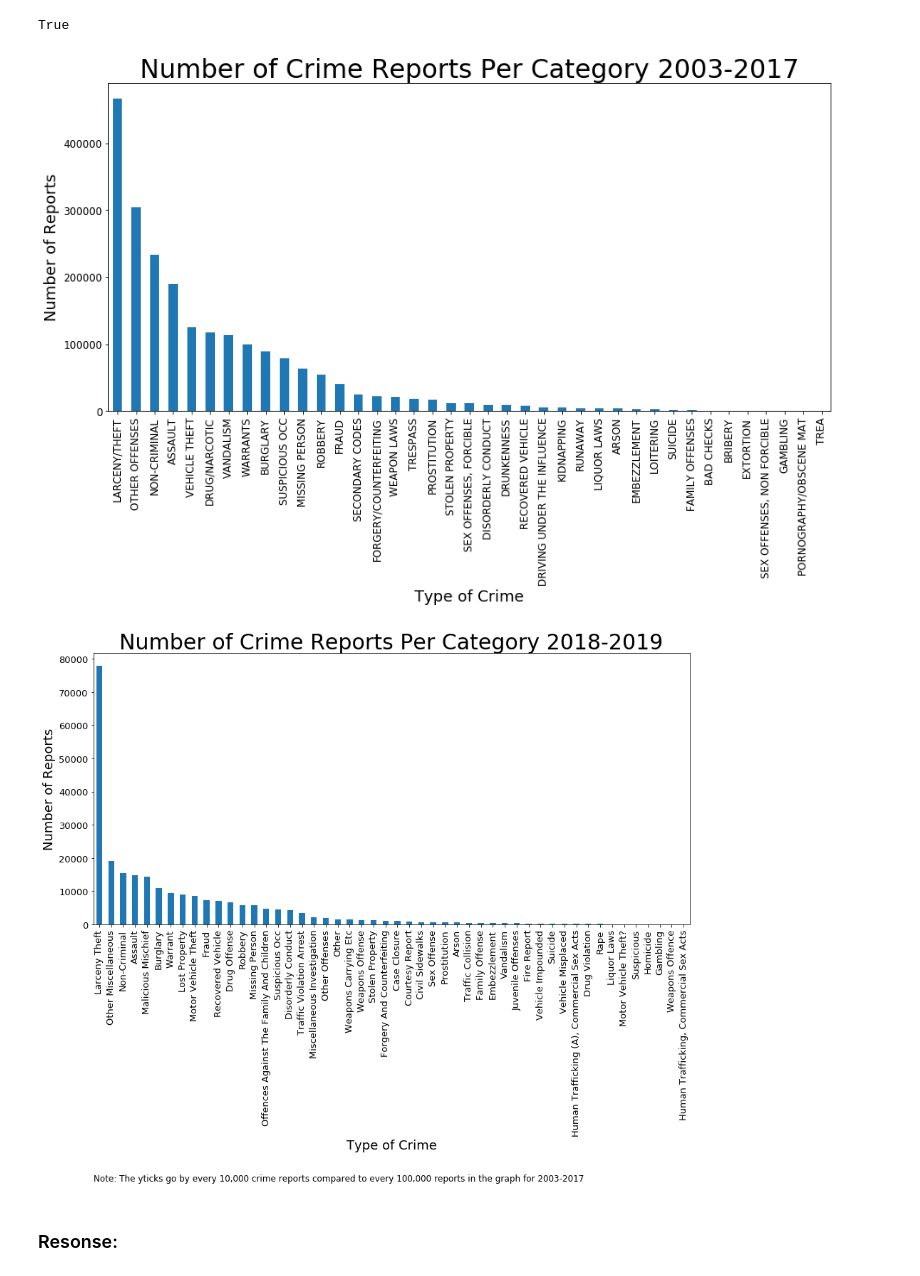
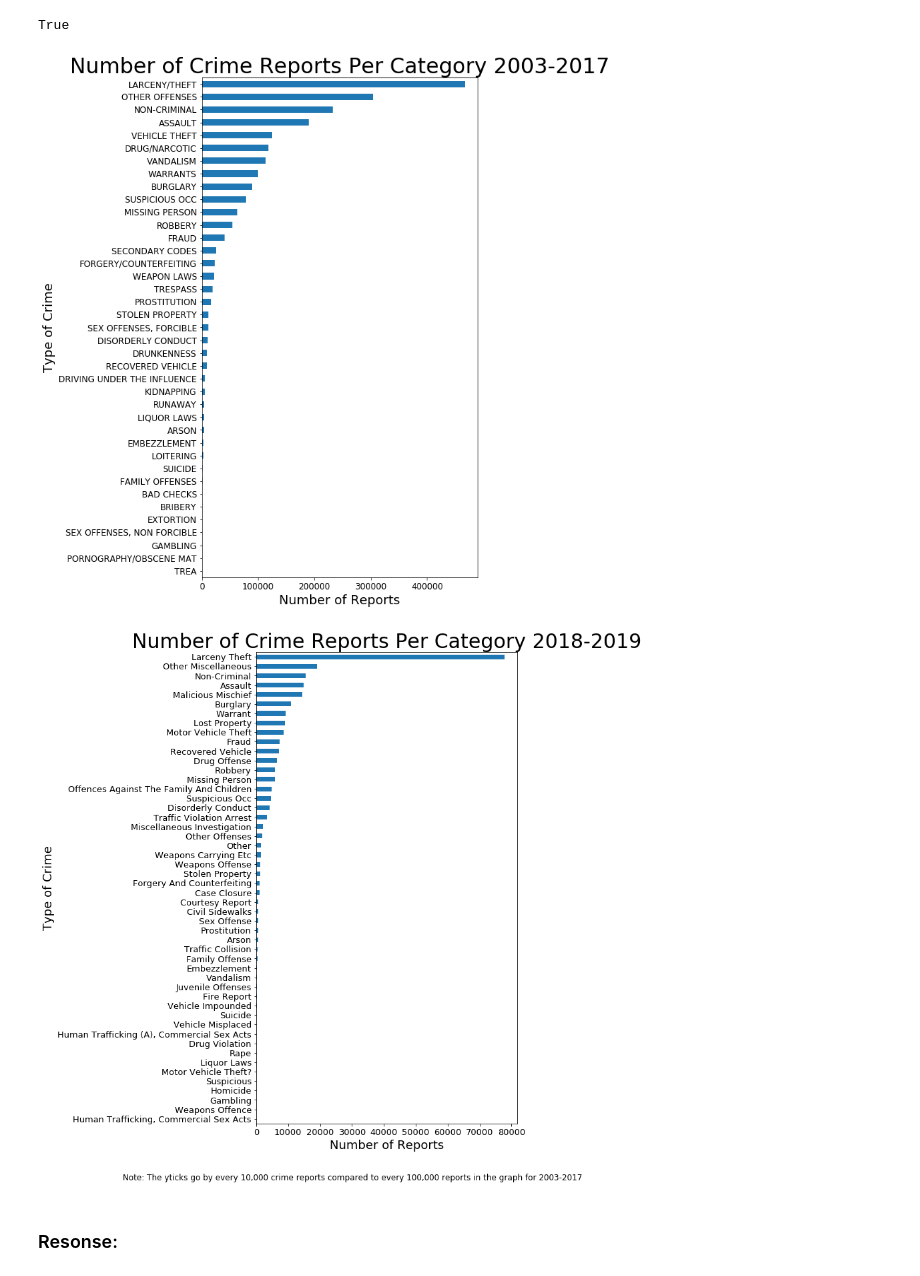
Before and after one commit to gyamane/Springboard, a Jupyter notebook: capstone_project_1/data_storytelling.ipynb, the cells around one changed output. Drawn from its saved outputs; the diff is of its cells as text; code cells hidden in the pictures.

Commit message:
Finished day and month visualizations

```diff
--- a/capstone_project_1/data_storytelling.ipynb
+++ b/capstone_project_1/data_storytelling.ipynb
@@ -13,10 +13,10 @@ from matplotlib import cm
 # %%
 # Grab dataframe containing police reports
 # Create df on Macbook
-df = pd.read_csv("/Users/garrettyamane/Desktop/Springboard/capstone_project_1_data/merged.csv")
+# df = pd.read_csv("/Users/garrettyamane/Desktop/Springboard/capstone_project_1_data/merged.csv")
 
 # Create df on PC
-# df = pd.read_csv("/Users/Garrett/Desktop/Springboard/capstone_project_1_data/merged.csv")
+df = pd.read_csv("/Users/Garrett/Desktop/Springboard/capstone_project_1_data/merged.csv")
 df = df.drop(columns='Unnamed: 0')
 df.head()
 # %% [output]
@@ -87,30 +87,30 @@ past_categories = df[df["Incident Year"] < 2018]["Incident Category"]
 recent_categories = df[df["Incident Year"] > 2017]["Incident Category"]
 # %%
 # Create figure for Crime Reports per Category 2003-2017
-ax1 = past_categories.value_counts().plot(kind='bar', figsize=(15,7), fontsize=12)
+ax1 = past_categories.value_counts().sort_values().plot(kind='barh', figsize=(7, 13), fontsize=12)
 
 # Set title and axes labels
 ax1.set_title("Number of Crime Reports Per Category 2003-2017", fontsize=30)
-ax1.set_xlabel("Type of Crime", fontsize=18)
-ax1.set_ylabel("Number of Reports", fontsize=18)
+ax1.set_xlabel("Number of Reports", fontsize=18)
+ax1.set_ylabel("Type of Crime", fontsize=18)
 
 plt.show()
 
 # Create figure for Crime Reports per Category 2018-2019
-ax2 = recent_categories.value_counts().plot(kind='bar', figsize=(15,7), fontsize=13)
+ax2 = recent_categories.value_counts().sort_values().plot(kind='barh', figsize=(7,13), fontsize=13)
 
 # Set title and axes labels
 ax2.set_title("Number of Crime Reports Per Category 2018-2019", fontsize=30)
-ax2.set_xlabel("Type of Crime", fontsize=18)
-ax2.set_ylabel("Number of Reports", fontsize=18)
+ax2.set_xlabel("Number of Reports", fontsize=18)
+ax2.set_ylabel("Type of Crime", fontsize=18)
 
 # Add footnote to notice ytick difference
-plt.annotate('Note: The yticks go by every 10,000 crime reports compared to every 100,000 reports in the graph for 2003-2017', (0,0), (0, -350), xycoords='axes fraction', textcoords='offset points', va='top', fontsize=12)
+plt.annotate('Note: The yticks go by every 10,000 crime reports compared to every 100,000 reports in the graph for 2003-2017', (0,0), (-200, -75), xycoords='axes fraction', textcoords='offset points', va='top', fontsize=12)
 
 plt.show()
 # %% [output]
-[figure, old version]
+[figure, new version]
-[figure, old version]
+[figure, new version]
 # %%
 # Prints top ten most common categories from startyear to endyear and the corresponding percentage of all crimes reported
 def print_top_ten(categories, startyear, endyear):
```
Also changed, not shown: parts of 7 cells of this notebook.
